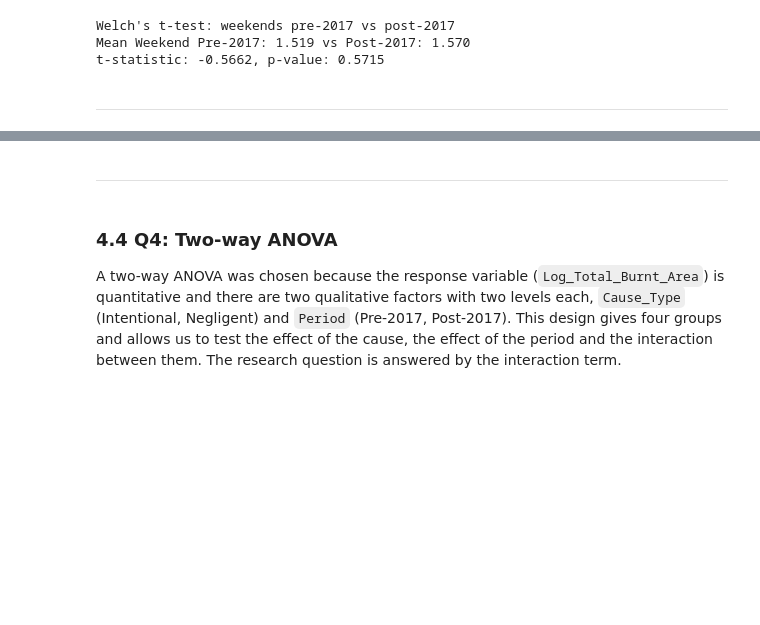
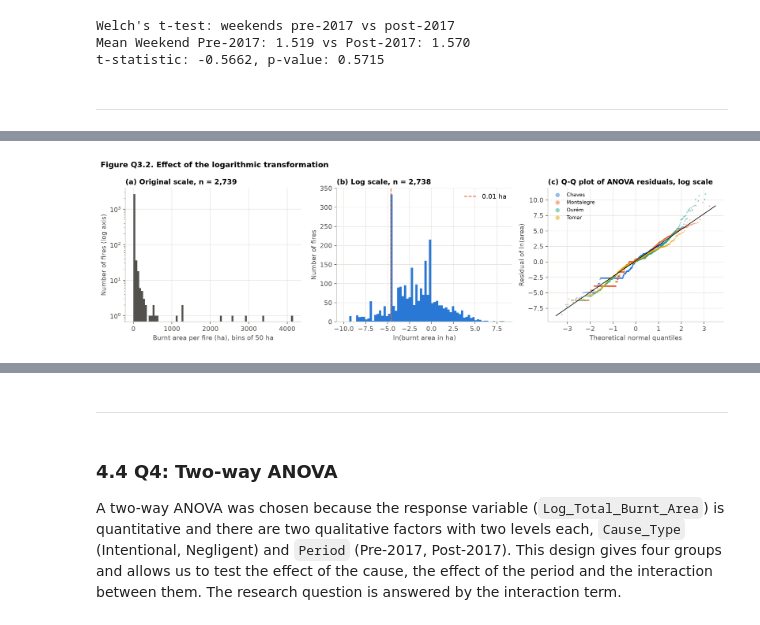
Before and after one commit to isabelamer/FCED_project, a Jupyter notebook: wildfires.ipynb, the cells around one changed output, grey strips where cells are left out. Cells and saved outputs as stored; diff of their text form; code cells hidden in the pictures; blank space fills up the shorter version.

```diff
--- a/wildfires.ipynb
+++ b/wildfires.ipynb
@@ -1601,20 +1197,0 @@ The differences are in ln(area). Exponentiated, each difference is a **ratio of
-# %%
-tk = stats.tukey_hsd(*[q3_ln_groups[m] for m in MUNICIPALITIES])
-ci_tk = tk.confidence_interval(confidence_level=0.95)
-order = sorted(range(4), key=lambda i: -q3_ln_groups[MUNICIPALITIES[i]].mean())     # larger geometric mean first
-means_ln = {m: q3_ln_groups[m].mean() for m in MUNICIPALITIES}
-
-rows = []
-for x in range(4):
-    for y in range(x + 1, 4):
-        i, j = order[x], order[y]                                              # i has the larger mean
-        a, b = MUNICIPALITIES[i], MUNICIPALITIES[j]; d_ln = means_ln[a] - means_ln[b]
-        assert np.isclose(d_ln, tk.statistic[i, j]) and np.isclose(ci_tk.low[j, i], -ci_tk.high[i, j])
-        rows.append({"comparison (first / second)": f"{a} / {b}", "difference in ln(area)": d_ln, "ratio of geometric means": np.exp(d_ln),
-                     "95% CI ratio low": np.exp(ci_tk.low[i, j]), "95% CI ratio high": np.exp(ci_tk.high[i, j]),
-                     "Tukey adj. p": tk.pvalue[i, j], "significant (0.05)": bool(tk.pvalue[i, j] < 0.05)})
-posthoc = pd.DataFrame(rows).set_index("comparison (first / second)")
-shown = posthoc.copy(); shown["Tukey adj. p"] = posthoc["Tukey adj. p"].map(lambda v: "< 0.0001" if v < 1e-4 else f"{v:.4f}")
-print(shown.to_string(float_format=lambda v: f"{v:.4g}"))
-primary_sig = {frozenset(c.split(" / ")) for c, r in posthoc.iterrows() if r["significant (0.05)"]}
-print("Significant pairs:", len(primary_sig), "of 6")
@@ -1765,0 +1248,27 @@ Welch on ln(area): F(3, 1238) = 142.8; Kruskal-Wallis H = 376.0
+# %%
+# Figure Q3.2 - effect of the log transformation and normal Q-Q plot of the ANOVA residuals
+fig, axes = plt.subplots(1, 3, figsize=(14, 4.2))
+
+axes[0].hist(q3[Y], bins=np.arange(0, q3[Y].max() + 50, 50), color="#52514e")
+axes[0].set_yscale("log"); axes[0].set_xlabel("Burnt area per fire (ha), bins of 50 ha")
+axes[0].set_ylabel("Number of fires (log axis)"); axes[0].set_title("(a) Original scale, n = 2,739")
+
+axes[1].hist(q3_ln["ln_area"], bins=70, color="#2a78d6")
+axes[1].axvline(np.log(0.01), color="#eb6834", linestyle="--", linewidth=1.3, label="0.01 ha")
+axes[1].set_xlabel("ln(burnt area in ha)"); axes[1].set_ylabel("Number of fires")
+axes[1].set_title("(b) Log scale, n = 2,738"); axes[1].legend(frameon=False)
+
+resid = np.concatenate([x - x.mean() for x in ln_groups])
+for m, x in zip(MUNICIPALITIES, ln_groups):
+    (osm, osr), _ = stats.probplot(x - x.mean(), dist="norm")
+    axes[2].scatter(osm, osr, s=5, alpha=.5, color=COLORS[m], edgecolor="none", label=m)
+lo, hi = np.percentile(resid, [25, 75]); z = stats.norm.ppf(.75) - stats.norm.ppf(.25)
+zz = np.linspace(-3.5, 3.5, 2)
+axes[2].plot(zz, np.median(resid) + (hi - lo) / z * zz, color="black", linewidth=1)
+axes[2].set_xlabel("Theoretical normal quantiles"); axes[2].set_ylabel("Residual of ln(area)")
+axes[2].set_title("(c) Q-Q plot of ANOVA residuals, log scale"); axes[2].legend(frameon=False, markerscale=3, fontsize=8)
+
+fig.suptitle("Figure Q3.2. Effect of the logarithmic transformation", x=0.01, ha="left", fontweight="bold")
+plt.tight_layout(); plt.show()
+# %% [output]
+[figure, added]
```
Also changed, not shown: parts of 66 cells of this notebook.
